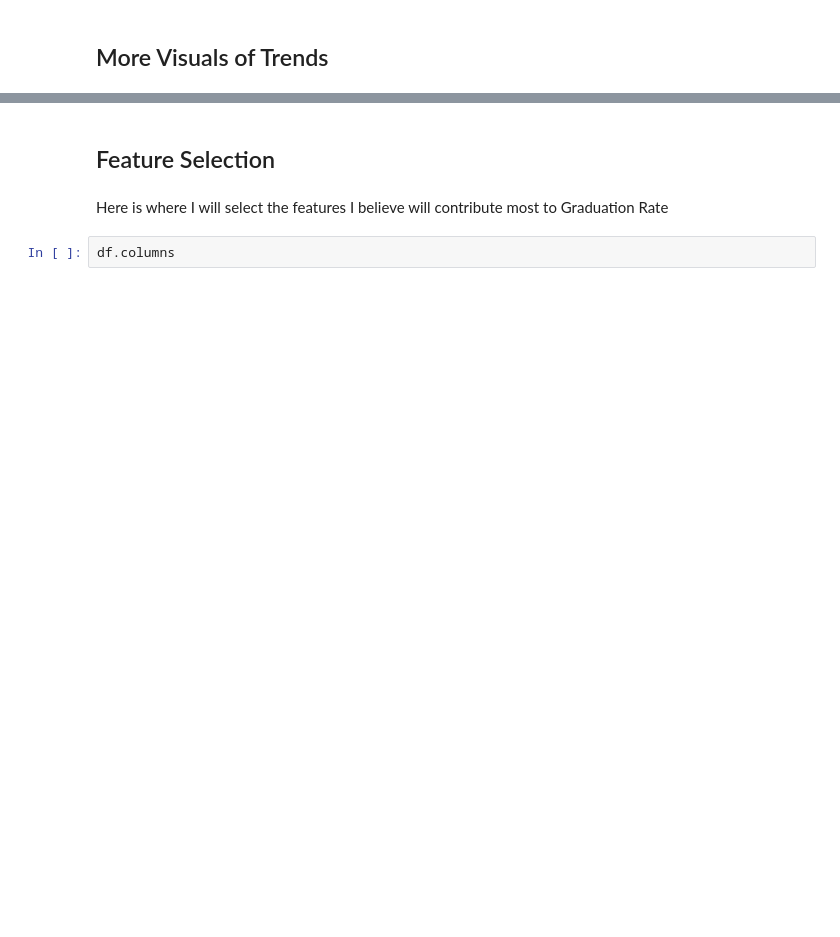
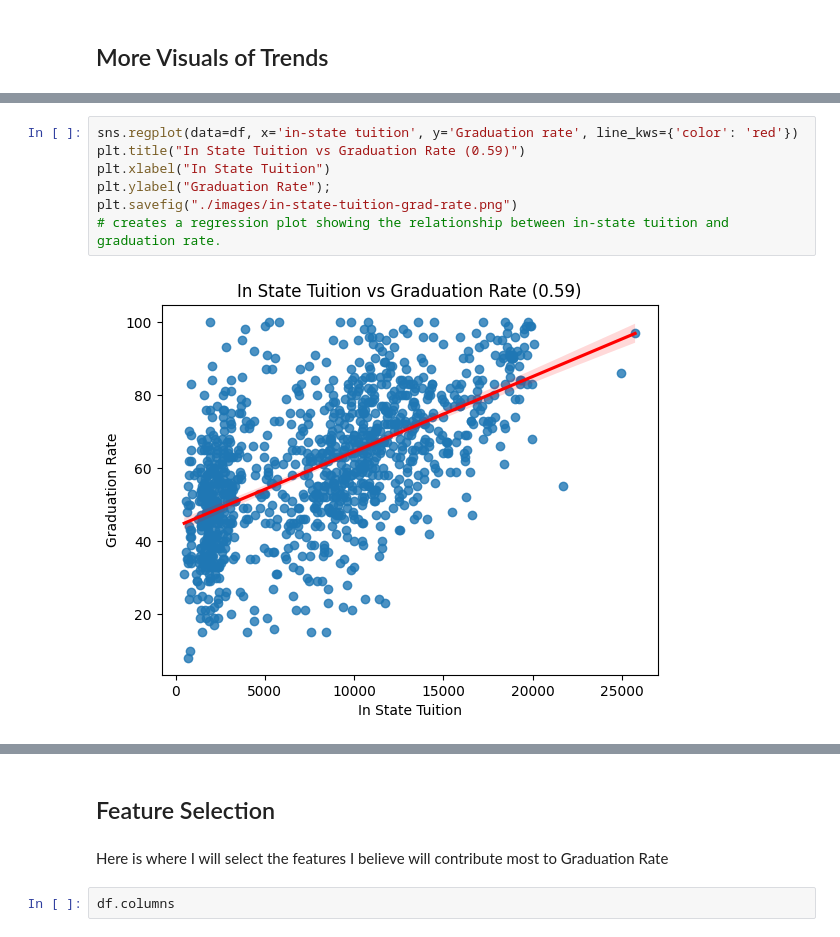
Before and after one commit to danielphilip12/Higher-Education-Consulting-Analytics, a Jupyter notebook: EDA.ipynb, the cells around one changed output, grey strips where cells are left out. Drawn from its saved outputs; the diff is of its cells as text; blank space fills up the shorter version.

```diff
--- a/EDA.ipynb
+++ b/EDA.ipynb
@@ -326,0 +357,9 @@ df = df.dropna()
+# %%
+sns.regplot(data=df, x='in-state tuition', y='Graduation rate', line_kws={'color': 'red'})
+plt.title("In State Tuition vs Graduation Rate (0.59)")
+plt.xlabel("In State Tuition")
+plt.ylabel("Graduation Rate");
+plt.savefig("./images/in-state-tuition-grad-rate.png")
+# creates a regression plot showing the relationship between in-state tuition and graduation rate.
+# %% [output]
+[figure, added]
```
Also changed, not shown: parts of 52 cells of this notebook, 6 other files.
